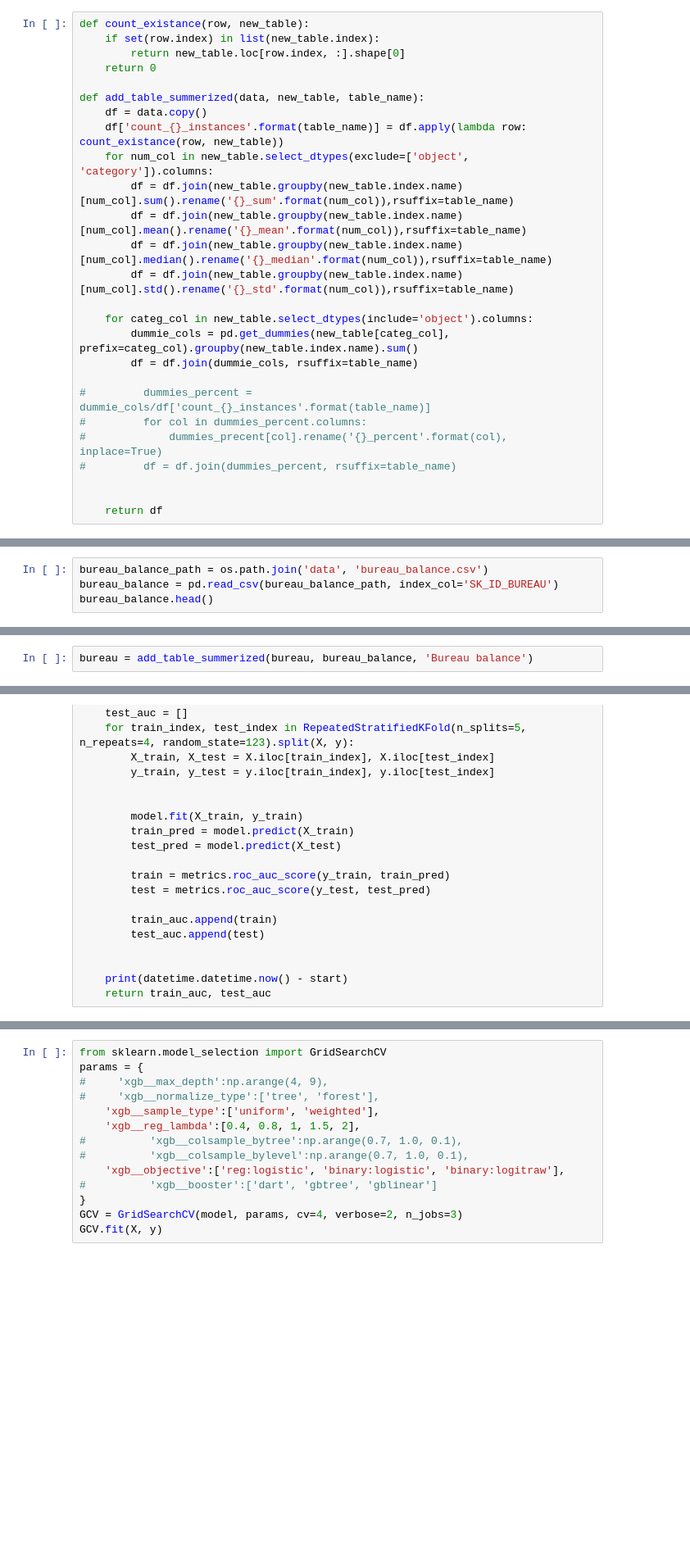
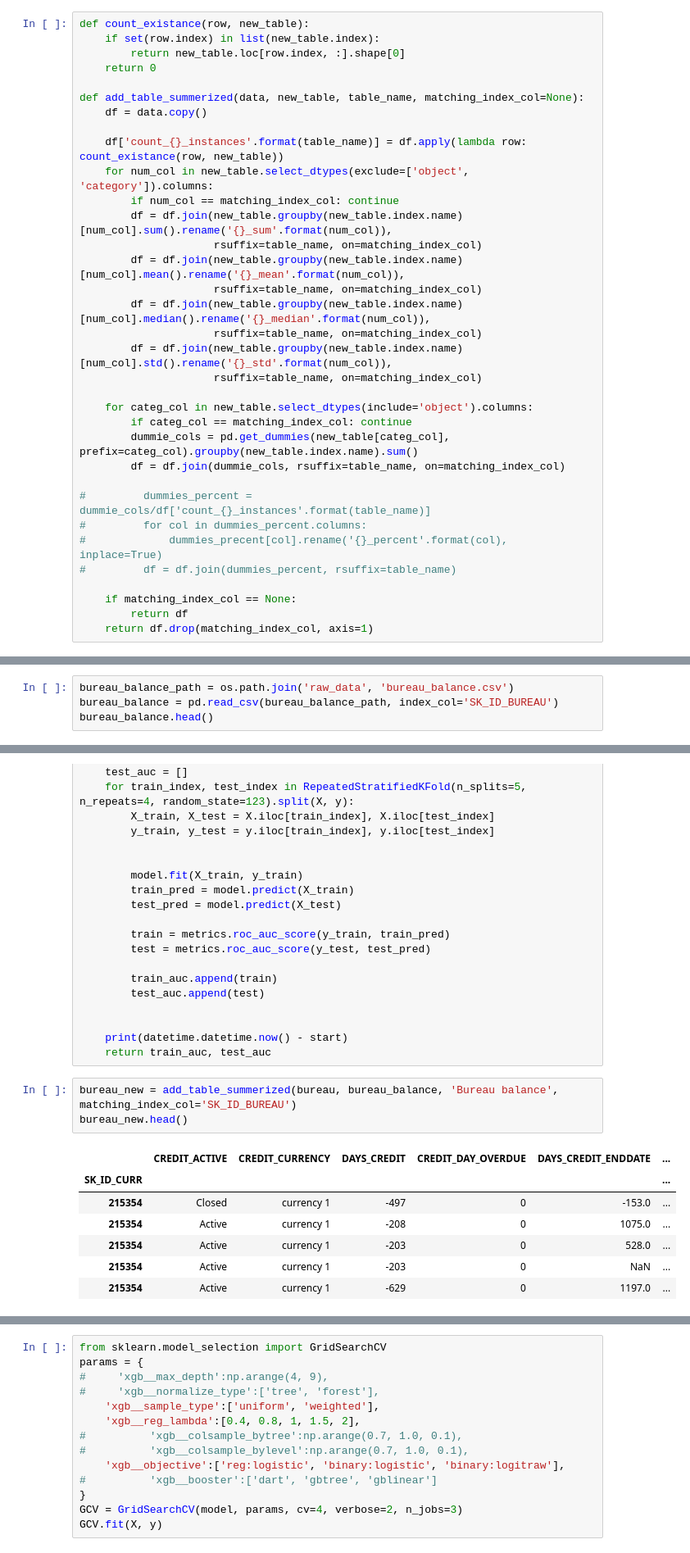
Before and after one commit to arielszabo/HomeCreditRisk, a Jupyter notebook: HomeCreditDefaultRisk.ipynb, the cells around one changed output, grey strips where cells are left out. Shown: that part at 82% size. Drawn from its saved outputs; the diff is of its cells as text; blank space fills up the shorter version.

```diff
--- a/HomeCreditDefaultRisk.ipynb
+++ b/HomeCreditDefaultRisk.ipynb
@@ -124,29 +127,37 @@ def count_existance(row, new_table):
         return new_table.loc[row.index, :].shape[0]
     return 0
 
-def add_table_summerized(data, new_table, table_name):
+def add_table_summerized(data, new_table, table_name, matching_index_col=None):
     df = data.copy()
+
     df['count_{}_instances'.format(table_name)] = df.apply(lambda row: count_existance(row, new_table))
     for num_col in new_table.select_dtypes(exclude=['object', 'category']).columns:
-        df = df.join(new_table.groupby(new_table.index.name)[num_col].sum().rename('{}_sum'.format(num_col)),rsuffix=table_name)
-        df = df.join(new_table.groupby(new_table.index.name)[num_col].mean().rename('{}_mean'.format(num_col)),rsuffix=table_name)
-        df = df.join(new_table.groupby(new_table.index.name)[num_col].median().rename('{}_median'.format(num_col)),rsuffix=table_name)
-        df = df.join(new_table.groupby(new_table.index.name)[num_col].std().rename('{}_std'.format(num_col)),rsuffix=table_name)
+        if num_col == matching_index_col: continue
+        df = df.join(new_table.groupby(new_table.index.name)[num_col].sum().rename('{}_sum'.format(num_col)),
+                     rsuffix=table_name, on=matching_index_col)
+        df = df.join(new_table.groupby(new_table.index.name)[num_col].mean().rename('{}_mean'.format(num_col)),
+                     rsuffix=table_name, on=matching_index_col)
+        df = df.join(new_table.groupby(new_table.index.name)[num_col].median().rename('{}_median'.format(num_col)),
+                     rsuffix=table_name, on=matching_index_col)
+        df = df.join(new_table.groupby(new_table.index.name)[num_col].std().rename('{}_std'.format(num_col)),
+                     rsuffix=table_name, on=matching_index_col)
 
     for categ_col in new_table.select_dtypes(include='object').columns:
+        if categ_col == matching_index_col: continue
         dummie_cols = pd.get_dummies(new_table[categ_col], prefix=categ_col).groupby(new_table.index.name).sum()
-        df = df.join(dummie_cols, rsuffix=table_name)
+        df = df.join(dummie_cols, rsuffix=table_name, on=matching_index_col)
 
 #         dummies_percent = dummie_cols/df['count_{}_instances'.format(table_name)]
 #         for col in dummies_percent.columns:
 #             dummies_precent[col].rename('{}_percent'.format(col), inplace=True)
 #         df = df.join(dummies_percent, rsuffix=table_name)
 
-
-    return df
+    if matching_index_col == None:
+        return df
+    return df.drop(matching_index_col, axis=1)
 # %% [markdown]
 # "Bureau balance" Table
 # %%
-bureau_balance_path = os.path.join('data', 'bureau_balance.csv')
+bureau_balance_path = os.path.join('raw_data', 'bureau_balance.csv')
 bureau_balance = pd.read_csv(bureau_balance_path, index_col='SK_ID_BUREAU')
 bureau_balance.head()
@@ -153,3 +172 @@ bureau_balance.head()
-# %%
-bureau = add_table_summerized(bureau, bureau_balance, 'Bureau balance')
 # %% [markdown]
@@ -248,3 +249,14 @@ def test_model(X, y, model):
 
     print(datetime.datetime.now() - start)
     return train_auc, test_auc
+# %%
+bureau_new = add_table_summerized(bureau, bureau_balance, 'Bureau balance', matching_index_col='SK_ID_BUREAU')
+bureau_new.head()
+# %% [output]
+|  | CREDIT_ACTIVE | CREDIT_CURRENCY | DAYS_CREDIT | CREDIT_DAY_OVERDUE | DAYS_CREDIT_ENDDATE | ... |
+| SK_ID_CURR |  |  |  |  |  | ... |
+| 215354 | Closed | currency 1 | -497 | 0 | -153.0 | ... |
+| 215354 | Active | currency 1 | -208 | 0 | 1075.0 | ... |
+| 215354 | Active | currency 1 | -203 | 0 | 528.0 | ... |
+| 215354 | Active | currency 1 | -203 | 0 | NaN | ... |
+| 215354 | Active | currency 1 | -629 | 0 | 1197.0 | ... |
```
Also changed, not shown: parts of 17 cells of this notebook, 1 other file.
